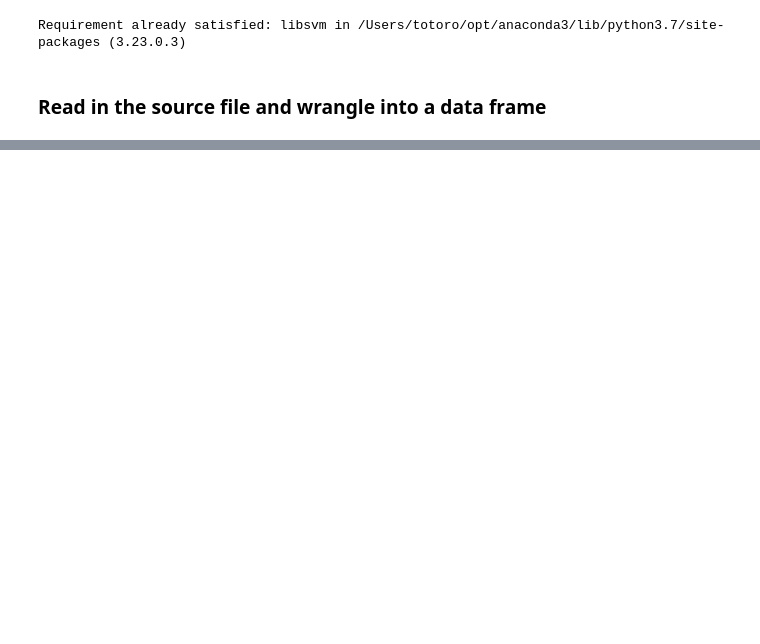
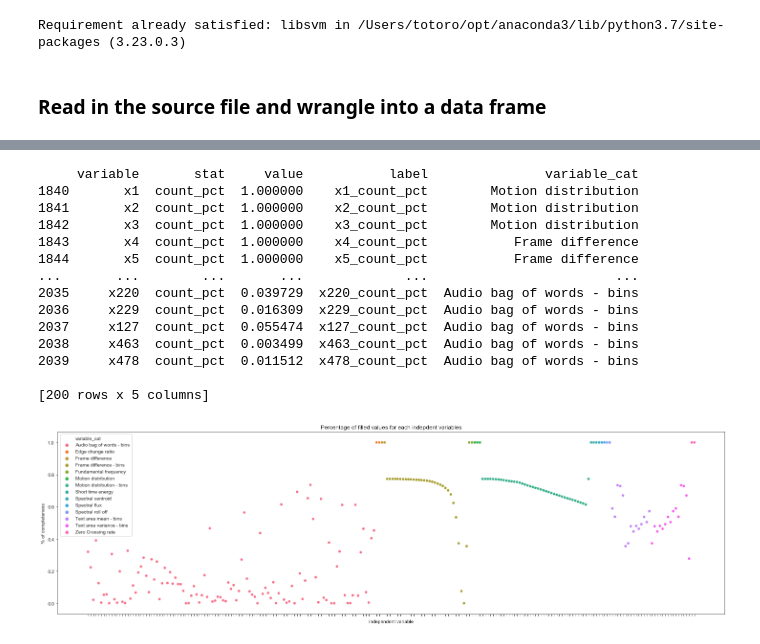
Before and after one commit to aaltrock/EDA, a Jupyter notebook: Coursework - Commercial/commericial_src_data_prep.ipynb, the cells around one changed output, grey strips where cells are left out. Cells and saved outputs as stored; diff of their text form; code cells hidden in the pictures; blank space fills up the shorter version.

```diff
--- a/Coursework - Commercial/commericial_src_data_prep.ipynb
+++ b/Coursework - Commercial/commericial_src_data_prep.ipynb
@@ -51,0 +221,13 @@ src_df.tail(10)
+# %%
+# Create a melted summary data frame of descriptive statistics
+x_summary_melted_df = src_x_norm_df.describe().T
+x_summary_melted_df['count_pct'] = x_summary_melted_df['count']/src_x_df.shape[0]
+x_summary_melted_df.reset_index(inplace=True)
+x_summary_melted_df.rename(columns={'index': 'variable'}, inplace=True)
+x_summary_melted_df = x_summary_melted_df.melt(id_vars='variable', var_name='stat', value_name='value')
+x_summary_melted_df['label'] = x_summary_melted_df['variable'] + '_' + x_summary_melted_df['stat']
+
+# Merge (by left join) with the definition above to obtain the type description of each variable
+x_summary_melted_df = x_summary_melted_df.merge(src_x_data_dct_df, how='left', left_on='variable', right_on='variable')
+x_summary_melted_df.to_excel('x_summary_melted_df.xlsx')
+x_summary_melted_df
@@ -51,0 +248,35 @@ src_df.tail(10)
+# %%
+# Preview summary of count %
+print(x_summary_melted_df[x_summary_melted_df['stat']=='count_pct'].head(200))
+
+# Create a new data frame with the data type
+x_count_pct_df = pd.DataFrame(x_summary_melted_df[x_summary_melted_df['stat']=='count_pct'])
+x_count_pct_df.sort_values(by=['variable_cat', 'variable'], inplace=True)
+
+# Plot the data count % for each independent variable
+p = sns.scatterplot(data=x_count_pct_df,y='value', x='variable', hue='variable_cat')
+fig_size = plt.rcParams['figure.figsize'] = [25, 7]
+p.set(title='Percentage of filled values for each indepdent variables')
+p.set(xlabel='independent variable', ylabel='% of completeness')
+plt.gcf().set_size_inches(*fig_size)
+
+# Remove individual variable labels due to too many to view easily
+p.set(xticklabels=[])
+plt.savefig('count.png')
+plt.show(p)
+# %% [output]
+     variable       stat     value           label               variable_cat
+1840       x1  count_pct  1.000000    x1_count_pct        Motion distribution
+1841       x2  count_pct  1.000000    x2_count_pct        Motion distribution
+1842       x3  count_pct  1.000000    x3_count_pct        Motion distribution
+1843       x4  count_pct  1.000000    x4_count_pct           Frame difference
+1844       x5  count_pct  1.000000    x5_count_pct           Frame difference
+...       ...        ...       ...             ...                        ...
+2035     x220  count_pct  0.039729  x220_count_pct  Audio bag of words - bins
+2036     x229  count_pct  0.016309  x229_count_pct  Audio bag of words - bins
+2037     x127  count_pct  0.055474  x127_count_pct  Audio bag of words - bins
+2038     x463  count_pct  0.003499  x463_count_pct  Audio bag of words - bins
+2039     x478  count_pct  0.011512  x478_count_pct  Audio bag of words - bins
+
+[200 rows x 5 columns]
+[figure, added]
```
Also changed, not shown: parts of 17 cells of this notebook, 8 other files.
